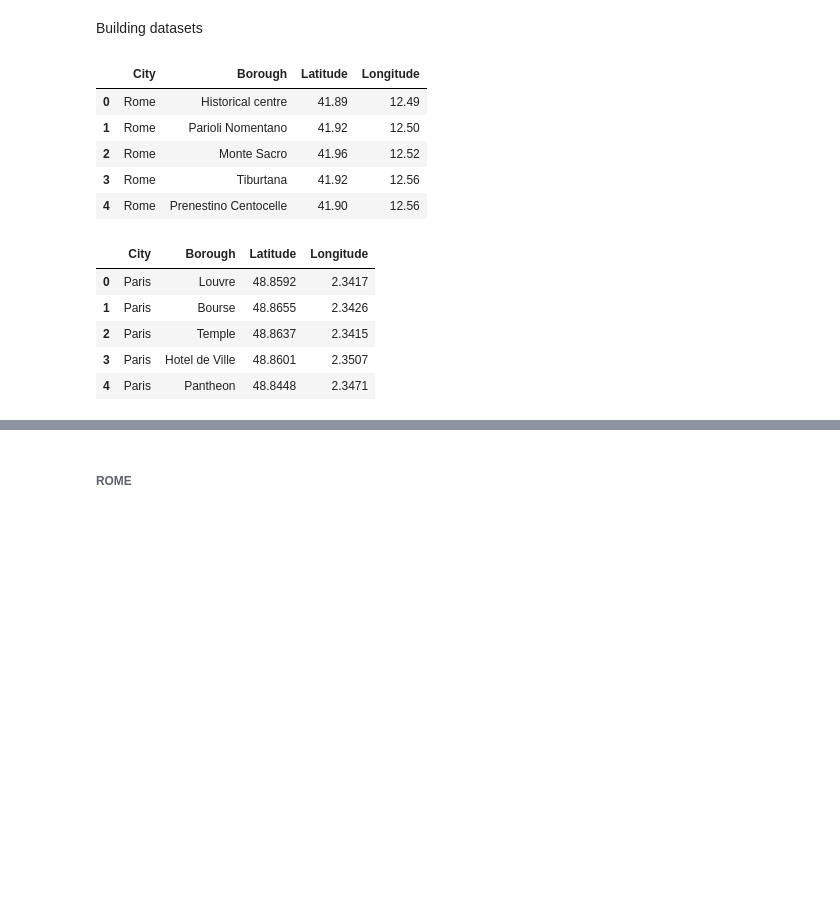
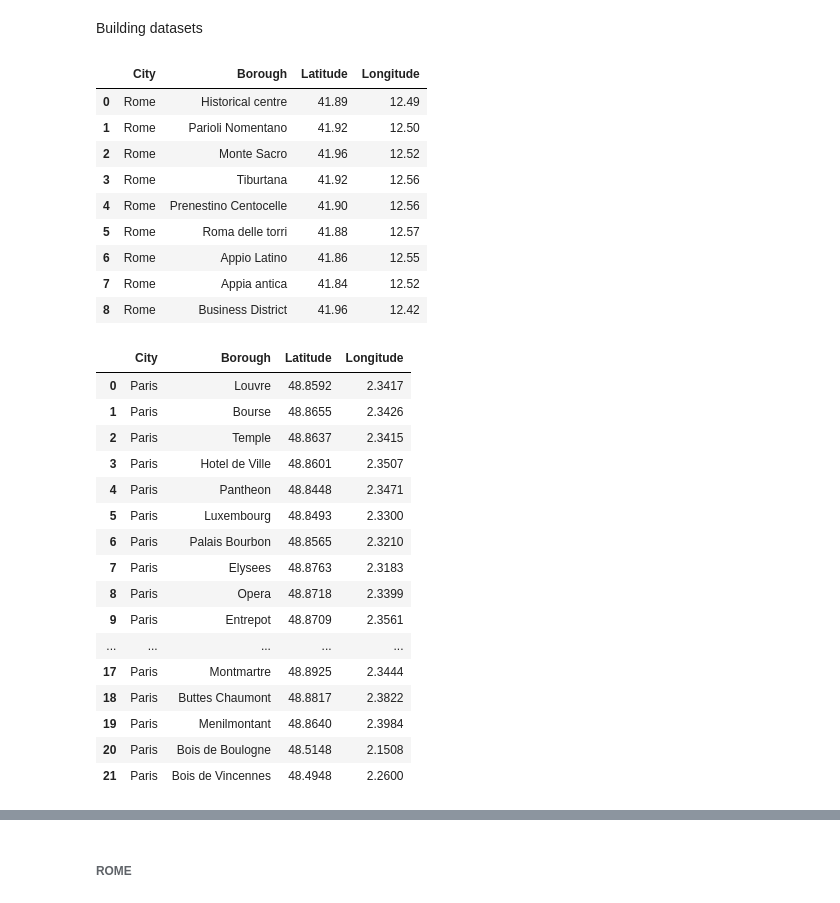
Before and after one commit to MJONCHERES/Capstone-week-3, a Jupyter notebook: Capstone week 5 draft.ipynb, the cells around one changed output, grey strips where cells are left out. Cells and saved outputs as stored; diff of their text form; code cells hidden in the pictures; blank space fills up the shorter version.

```diff
--- a/Capstone week 5 draft.ipynb
+++ b/Capstone week 5 draft.ipynb
@@ -5,7 +5,11 @@ import pandas as pd
 # %% [markdown]
 Building datasets
 # %%
-# hidden cell
+{
+    "tags": [
+        "remove-input",
+    ]
+}
 
 # list of lists
 list_of_lists = [
@@ -24,7 +28,7 @@ list_of_lists = [
 columns = ['City', 'Borough', 'Latitude', 'Longitude']
 
 rome_df=pd.DataFrame(list_of_lists, columns=columns)
-rome_df.head()
+rome_df.head(10)
 # %% [output]
 |  | City | Borough | Latitude | Longitude |
 | 0 | Rome | Historical centre | 41.89 | 12.49 |
@@ -32,8 +36,17 @@ rome_df.head()
 | 2 | Rome | Monte Sacro | 41.96 | 12.52 |
 | 3 | Rome | Tiburtana | 41.92 | 12.56 |
 | 4 | Rome | Prenestino Centocelle | 41.90 | 12.56 |
+| 5 | Rome | Roma delle torri | 41.88 | 12.57 |
+| 6 | Rome | Appio Latino | 41.86 | 12.55 |
+| 7 | Rome | Appia antica | 41.84 | 12.52 |
+| 8 | Rome | Business District | 41.96 | 12.42 |
 # %%
-# hidden cell
+{
+    "tags": [
+        "remove-input",
+    ]
+}
+
 list_of_lists = [
     ['Paris', 'Louvre', 48.8592, 2.3417],
     ['Paris', 'Bourse', 48.8655, 2.3426],
@@ -43,32 +56,43 @@ list_of_lists = [
     ['Paris', 'Luxembourg', 48.8493, 2.33],
     ['Paris', 'Palais Bourbon', 48.8565, 2.321],
     ['Paris', 'Elysees', 48.8763, 2.3183],
     ['Paris', 'Opera', 48.8718, 2.3399],
     ['Paris', 'Entrepot', 48.8709, 2.3561],
     ['Paris', 'Popincourt', 48.8574, 2.3795],
     ['Paris', 'Reuilly', 48.8412, 2.3876],
     ['Paris', 'Gobelins', 48.8322, 2.3561],
     ['Paris', 'Observatoire', 48.8331, 2.3264],
     ['Paris', 'Vaugirard', 48.8412, 2.3003],
     ['Paris', 'Passy', 48.8637, 2.2769],
     ['Paris', 'Batignolles', 48.8835, 2.3219],
     ['Paris', 'Montmartre', 48.8925, 2.3444],
     ['Paris', 'Buttes Chaumont', 48.8817, 2.3822],
     ['Paris', 'Menilmontant', 48.864, 2.3984],
     ['Paris', 'Bois de Boulogne', 48.5148, 2.1508],
     ['Paris', 'Bois de Vincennes', 48.4948, 2.26],
 ]
 
 # columns
 columns = ['City', 'Borough', 'Latitude', 'Longitude']
 
 paris_df=pd.DataFrame(list_of_lists, columns=columns)
-paris_df.head()
+paris_df.head(22)
 # %% [output]
 |  | City | Borough | Latitude | Longitude |
 | 0 | Paris | Louvre | 48.8592 | 2.3417 |
 | 1 | Paris | Bourse | 48.8655 | 2.3426 |
 | 2 | Paris | Temple | 48.8637 | 2.3415 |
 | 3 | Paris | Hotel de Ville | 48.8601 | 2.3507 |
 | 4 | Paris | Pantheon | 48.8448 | 2.3471 |
+| 5 | Paris | Luxembourg | 48.8493 | 2.3300 |
+| 6 | Paris | Palais Bourbon | 48.8565 | 2.3210 |
+| 7 | Paris | Elysees | 48.8763 | 2.3183 |
+| 8 | Paris | Opera | 48.8718 | 2.3399 |
+| 9 | Paris | Entrepot | 48.8709 | 2.3561 |
+| ... | ... | ... | ... | ... |
+| 17 | Paris | Montmartre | 48.8925 | 2.3444 |
+| 18 | Paris | Buttes Chaumont | 48.8817 | 2.3822 |
+| 19 | Paris | Menilmontant | 48.8640 | 2.3984 |
+| 20 | Paris | Bois de Boulogne | 48.5148 | 2.1508 |
+| 21 | Paris | Bois de Vincennes | 48.4948 | 2.2600 |
 # %%
```
Also changed, not shown: parts of 111 cells of this notebook.
